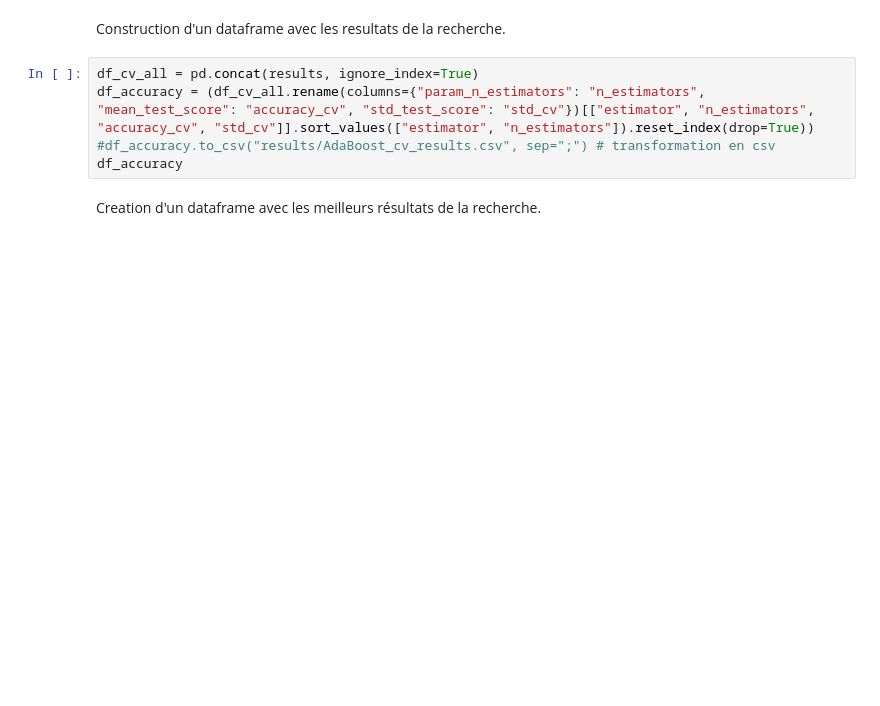
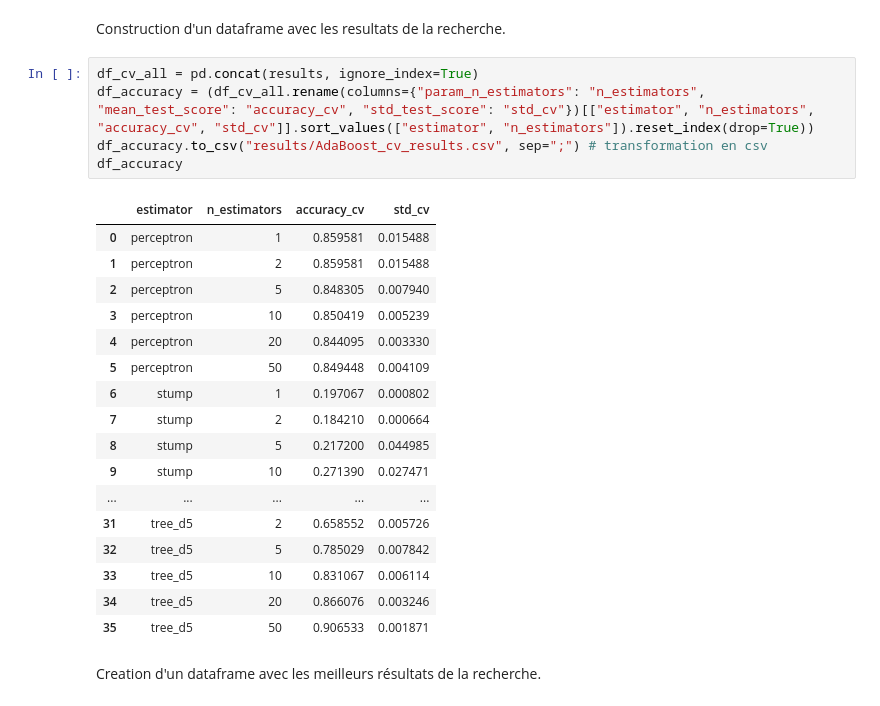
Before and after one commit to jnotarangelo/AdaBoost, a Jupyter notebook: Restitution.ipynb, the cells around one changed output. Cells and saved outputs as stored; diff of their text form; blank space fills up the shorter version.

```diff
--- a/Restitution.ipynb
+++ b/Restitution.ipynb
@@ -172,8 +173,26 @@ Construction d'un dataframe avec les resultats de la recherche.
 # %%
 df_cv_all = pd.concat(results, ignore_index=True)
 df_accuracy = (df_cv_all.rename(columns={"param_n_estimators": "n_estimators", "mean_test_score": "accuracy_cv", "std_test_score": "std_cv"})[["estimator", "n_estimators", "accuracy_cv", "std_cv"]].sort_values(["estimator", "n_estimators"]).reset_index(drop=True))
-#df_accuracy.to_csv("results/AdaBoost_cv_results.csv", sep=";") # transformation en csv
+df_accuracy.to_csv("results/AdaBoost_cv_results.csv", sep=";") # transformation en csv
 df_accuracy
+# %% [output]
+|  | estimator | n_estimators | accuracy_cv | std_cv |
+| 0 | perceptron | 1 | 0.859581 | 0.015488 |
+| 1 | perceptron | 2 | 0.859581 | 0.015488 |
+| 2 | perceptron | 5 | 0.848305 | 0.007940 |
+| 3 | perceptron | 10 | 0.850419 | 0.005239 |
+| 4 | perceptron | 20 | 0.844095 | 0.003330 |
+| 5 | perceptron | 50 | 0.849448 | 0.004109 |
+| 6 | stump | 1 | 0.197067 | 0.000802 |
+| 7 | stump | 2 | 0.184210 | 0.000664 |
+| 8 | stump | 5 | 0.217200 | 0.044985 |
+| 9 | stump | 10 | 0.271390 | 0.027471 |
+| ... | ... | ... | ... | ... |
+| 31 | tree_d5 | 2 | 0.658552 | 0.005726 |
+| 32 | tree_d5 | 5 | 0.785029 | 0.007842 |
+| 33 | tree_d5 | 10 | 0.831067 | 0.006114 |
+| 34 | tree_d5 | 20 | 0.866076 | 0.003246 |
+| 35 | tree_d5 | 50 | 0.906533 | 0.001871 |
 # %% [markdown]
 Creation d'un dataframe avec les meilleurs résultats de la recherche.
 # %%
```
Also changed, not shown: parts of 15 cells of this notebook, 4 other files.
